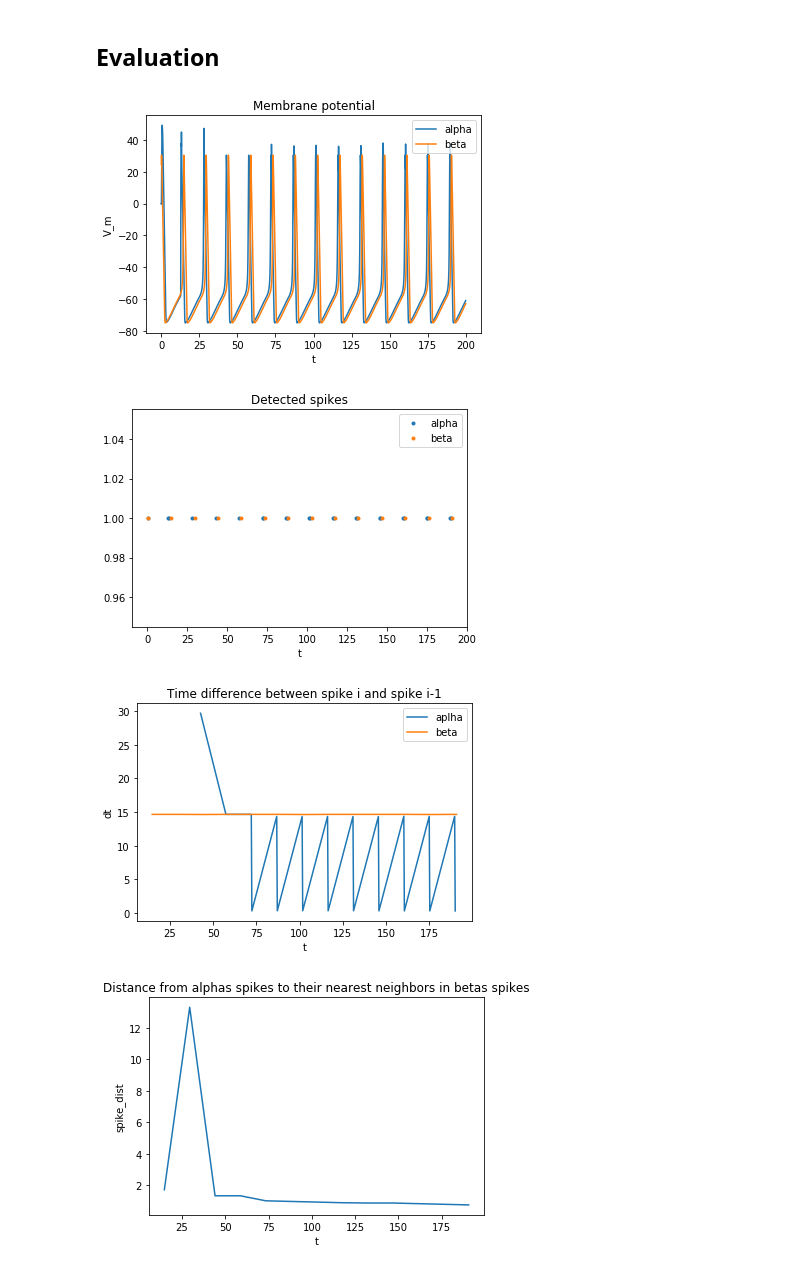
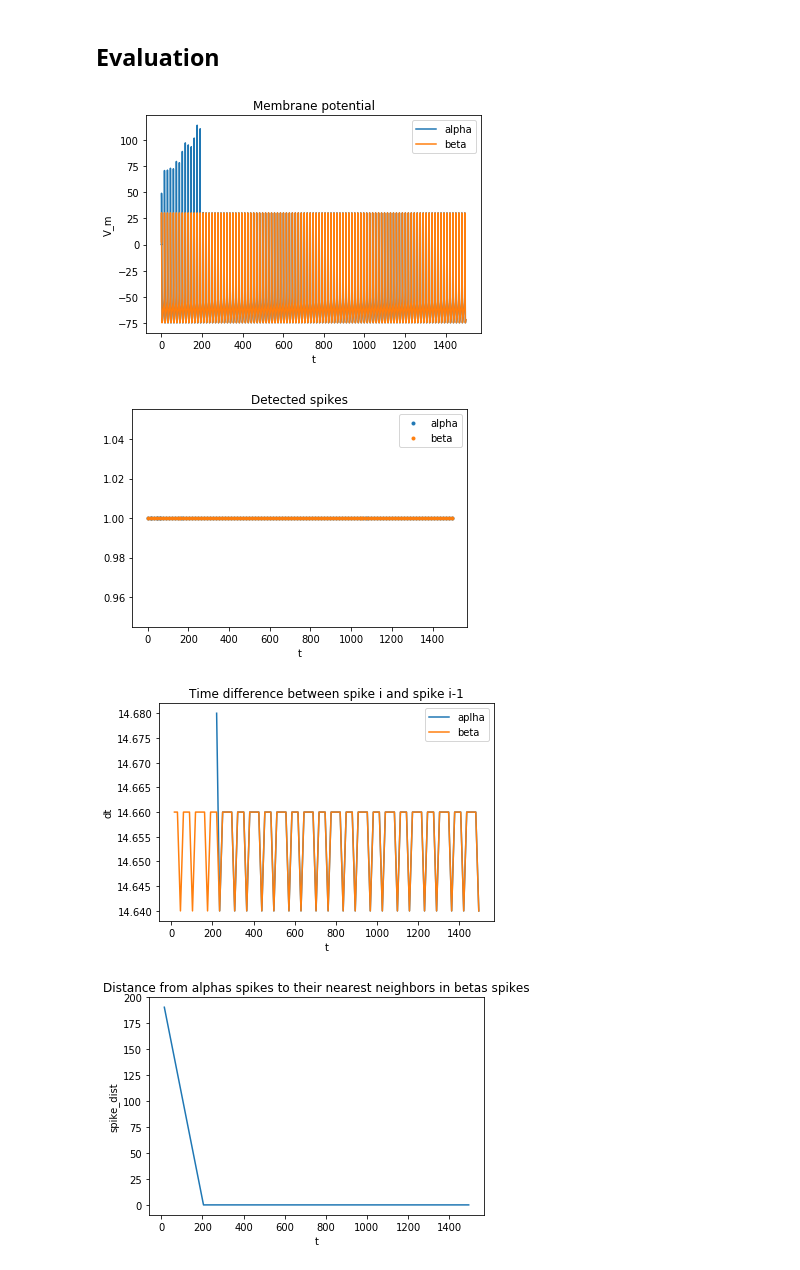
Before and after one commit to ndettmer/neuronal_synchrony_replication, a Jupyter notebook: FirstExp.ipynb, the cells around one changed output. Drawn from its saved outputs; the diff is of its cells as text; code cells hidden in the pictures.

```diff
--- a/FirstExp.ipynb
+++ b/FirstExp.ipynb
@@ -235,19 +248,6 @@ class Connection():
 # %% [markdown]
 ## Configuration
 # %%
-"""
-Cases:
-
-1: constant axonal delays (8ms)
-[2: varying axonal delays (0ms - 30ms [1ms steps])]
-3: inhibitory synapses
-4: gamma without intrinsic tonic firing mode
-5: delays as gamma distribution, different shape factors of gamma distributions (means between .3 and 1.)
-6: different distribition shapes for each axon
-"""
-
-scenario = "8ms_delay"
-
 np.random.seed(42)
 
 hh_config = {
@@ -264,14 +264,11 @@ hh_config = {
 tau_d = 3.
 tau_r = .1
 g_max = .05
-N = 1.
+N = 500.
 E_syn = 0.
 
-# CASES
-# default
-distribute_tau_l = False
+distribute_tau_l = True
 tau_l = .8
-k = 1.
 
 step_size = .02
 t0 = 0.
@@ -279,25 +276,24 @@ m0 = 0.05
 h0 = 0.6
 n0 = 0.32
 V0 = -30.
+t_end = 1500.
 
-t_end = 200.
+# phase length is always around 14.66 ms
+phase_len_t = 14.66
 
 ts = np.arange(t0, t_end, step_size)
 
 hh_alpha = hh_neuron(0, hh_config)
 hh_beta = hh_neuron(1, hh_config)
 hh_gamma = hh_neuron(2, hh_config)
-
-#if case == 4:
-#    gamma_config = hh_config
-#    gamma_config['I_ext'] = 0.
-#    hh_gamma = hh_neuron(2, gamma_config)
-
 neurons = [hh_alpha, hh_beta, hh_gamma]
 # %% [markdown]
 ## Simulation
 # %%
 def simulate(ts):
+    """
+    Simulate over time array ts.
+    """
     for t in ts[1:]:
         for neuron in neurons:
             neuron.heun_step(t)
@@ -303,0 +302,6 @@ def simulate(ts):
+# %%
+# warm up
+ts_wu = np.arange(0, phase_len_t * 3., step_size)
+for neuron in neurons:
+    neuron.setup(ts_wu.size, m0, h0, n0, V0)
+simulate(ts_wu)
@@ -356,6 +357,6 @@ plt.show()
 # %%
 # cut first phase
-phase_len = int(14.7 / step_size)
+phase_len = int(phase_len_t / step_size)
 for neuron in neurons:
     neuron.m = neuron.m[phase_len:]
     neuron.h = neuron.h[phase_len:]
@@ -435,35 +422,35 @@ for i in range(1, stb.shape[0]):
     plb.append(stb[i] - stb[i-1])
 
 plt.plot(sta[1:], pla)
 plt.plot(stb[1:], plb)
-plt.legend(["alpha", "beta"])
+plt.legend(["aplha", "beta"])
 plt.title("Time difference between spike i and spike i-1")
 plt.xlabel("t")
 plt.ylabel("dt")
 plt.show()
 
 # nearest spike neighbor
 from scipy.spatial import KDTree
 sta = np.reshape(sta, (sta.shape[0], 1))
 stb = np.reshape(stb, (stb.shape[0], 1))
 alpha_tree = KDTree(sta)
 nn_dist, nn_idx = alpha_tree.query(stb, 1)
 plt.plot(stb[1:], nn_dist[1:])
 plt.title("Distance from alphas spikes to their nearest neighbors in betas spikes")
 plt.ylabel("spike_dist")
 plt.xlabel("t")
 plt.show()
 
 # synchrony measure
 ps = []
 ps = p(ts, neurons[0], neurons[1])
 plt.plot(ts, ps)
 plt.title("Synchrony measure p(t)")
 plt.ylabel("p(t)")
 plt.xlabel("t")
 plt.show()
 # %% [output]
-[figure, old version]
+[figure, new version]
-[figure, old version]
+[figure, new version]
-[figure, old version]
+[figure, new version]
-[figure, old version]
+[figure, new version]
```
Also changed, not shown: parts of 9 cells of this notebook, 30 other files.
